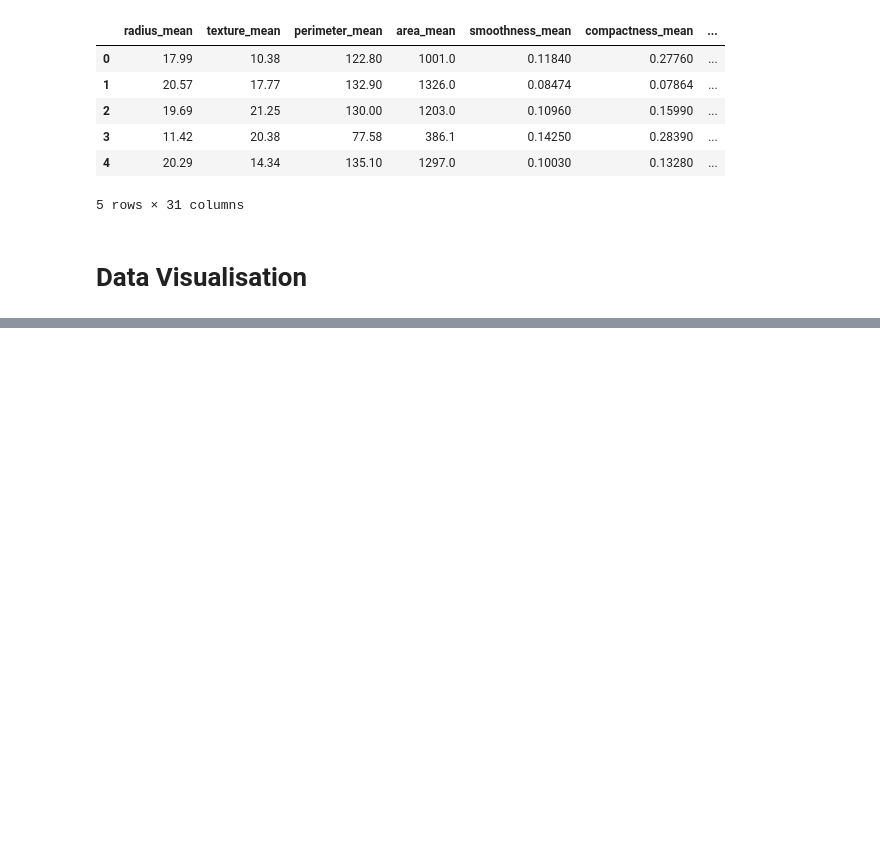
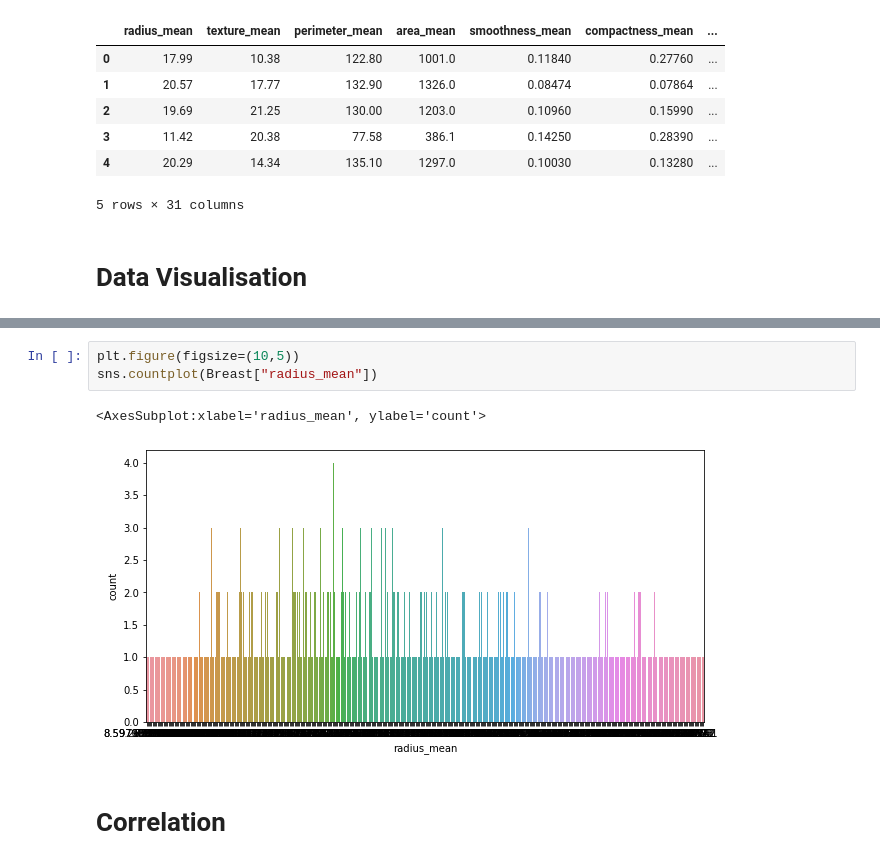
Before and after one commit to riya72/Breast, a Jupyter notebook: Breast.ipynb, the cells around one changed output, grey strips where cells are left out. Saved outputs shown, nothing was run; the diff lists cells and outputs as text; blank space fills up the shorter version.

```diff
--- a/Breast.ipynb
+++ b/Breast.ipynb
@@ -299,0 +345,8 @@ KeyError: 'diagnosis1'
+# %%
+plt.figure(figsize=(10,5))
+sns.countplot(Breast["radius_mean"])
+# %% [output]
+<AxesSubplot:xlabel='radius_mean', ylabel='count'>
+[figure, added]
+# %% [markdown]
+# Correlation
```
Also changed, not shown: parts of 16 cells of this notebook.
